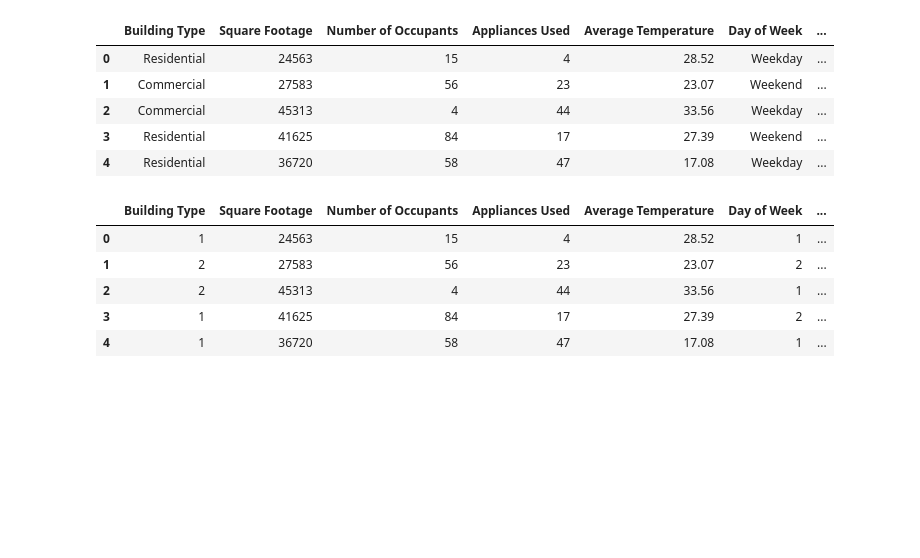
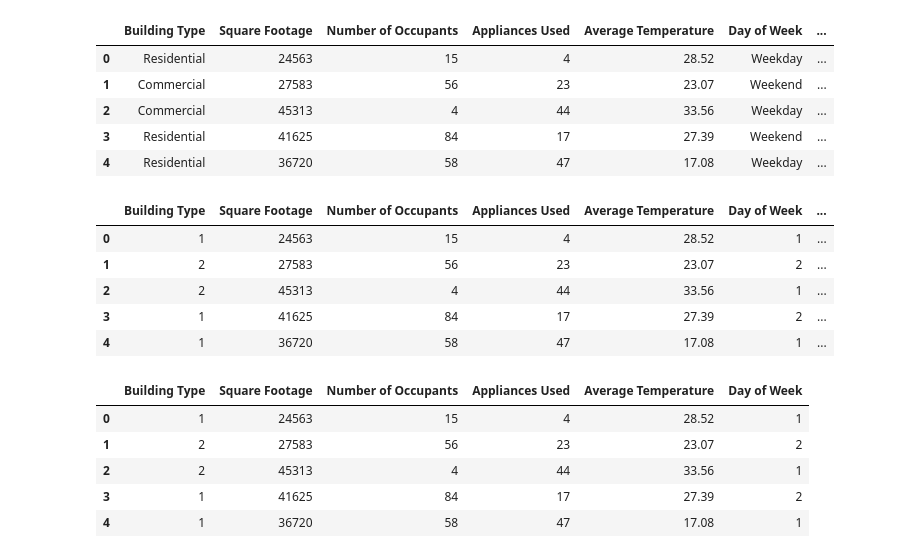
Before and after one commit to savindumahasen/Predicting-Energy-Consumption-ML-Project, a Jupyter notebook: notebook.ipynb, the cells around one changed output. Drawn from its saved outputs; the diff is of its cells as text; code cells hidden in the pictures; blank space fills up the shorter version.

```diff
--- a/notebook.ipynb
+++ b/notebook.ipynb
@@ -534,6 +534,17 @@ test_set.head()
 | 2 | 2 | 45313 | 4 | 44 | 33.56 | 1 | ... |
 | 3 | 1 | 41625 | 84 | 17 | 27.39 | 2 | ... |
 | 4 | 1 | 36720 | 58 | 47 | 17.08 | 1 | ... |
+# %%
+## Drop the target column
+test_set=test_set.drop('Energy Consumption', axis=1)
+test_set.head()
+# %% [output]
+|  | Building Type | Square Footage | Number of Occupants | Appliances Used | Average Temperature | Day of Week |
+| 0 | 1 | 24563 | 15 | 4 | 28.52 | 1 |
+| 1 | 2 | 27583 | 56 | 23 | 23.07 | 2 |
+| 2 | 2 | 45313 | 4 | 44 | 33.56 | 1 |
+| 3 | 1 | 41625 | 84 | 17 | 27.39 | 2 |
+| 4 | 1 | 36720 | 58 | 47 | 17.08 | 1 |
 # %%
 ## scale the dataset
 # %%
```
Also changed, not shown: parts of 8 cells of this notebook.
